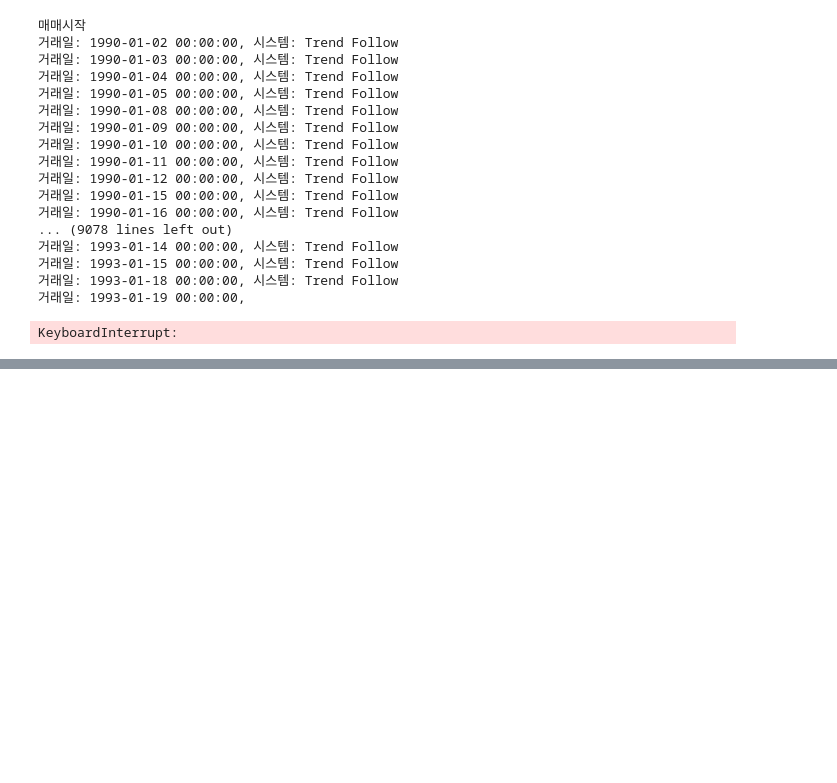
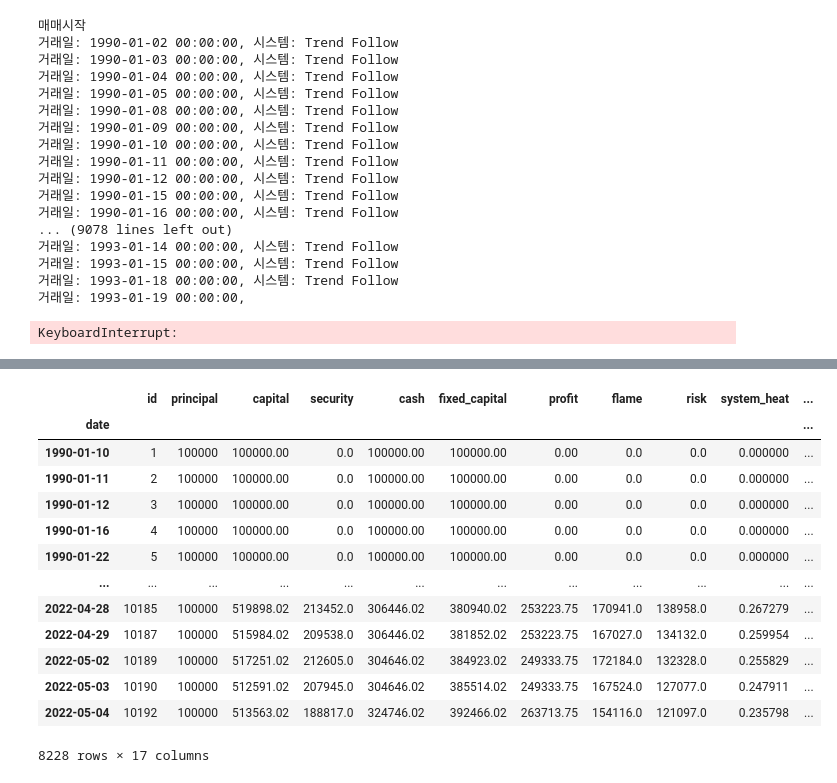
Before and after one commit to zipu/Trading, a Jupyter notebook: 03.전략연구/run.ipynb, the cells around one changed output, grey strips where cells are left out. Drawn from its saved outputs; the diff is of its cells as text; code cells hidden in the pictures; blank space fills up the shorter version.

```diff
--- a/03.전략연구/run.ipynb
+++ b/03.전략연구/run.ipynb
@@ -109,0 +96,17 @@ system.create_report()
+# %%
+equity
+# %% [output]
+|  | id | principal | capital | security | cash | fixed_capital | profit | flame | risk | system_heat | ... |
+| date |  |  |  |  |  |  |  |  |  |  | ... |
+| 1990-01-10 | 1 | 100000 | 100000.00 | 0.0 | 100000.00 | 100000.00 | 0.00 | 0.0 | 0.0 | 0.000000 | ... |
+| 1990-01-11 | 2 | 100000 | 100000.00 | 0.0 | 100000.00 | 100000.00 | 0.00 | 0.0 | 0.0 | 0.000000 | ... |
+| 1990-01-12 | 3 | 100000 | 100000.00 | 0.0 | 100000.00 | 100000.00 | 0.00 | 0.0 | 0.0 | 0.000000 | ... |
+| 1990-01-16 | 4 | 100000 | 100000.00 | 0.0 | 100000.00 | 100000.00 | 0.00 | 0.0 | 0.0 | 0.000000 | ... |
+| 1990-01-22 | 5 | 100000 | 100000.00 | 0.0 | 100000.00 | 100000.00 | 0.00 | 0.0 | 0.0 | 0.000000 | ... |
+| ... | ... | ... | ... | ... | ... | ... | ... | ... | ... | ... | ... |
+| 2022-04-28 | 10185 | 100000 | 519898.02 | 213452.0 | 306446.02 | 380940.02 | 253223.75 | 170941.0 | 138958.0 | 0.267279 | ... |
+| 2022-04-29 | 10187 | 100000 | 515984.02 | 209538.0 | 306446.02 | 381852.02 | 253223.75 | 167027.0 | 134132.0 | 0.259954 | ... |
+| 2022-05-02 | 10189 | 100000 | 517251.02 | 212605.0 | 304646.02 | 384923.02 | 249333.75 | 172184.0 | 132328.0 | 0.255829 | ... |
+| 2022-05-03 | 10190 | 100000 | 512591.02 | 207945.0 | 304646.02 | 385514.02 | 249333.75 | 167524.0 | 127077.0 | 0.247911 | ... |
+| 2022-05-04 | 10192 | 100000 | 513563.02 | 188817.0 | 324746.02 | 392466.02 | 263713.75 | 154116.0 | 121097.0 | 0.235798 | ... |
+8228 rows × 17 columns
```
Also changed, not shown: parts of 16 cells of this notebook, 6 other files.
